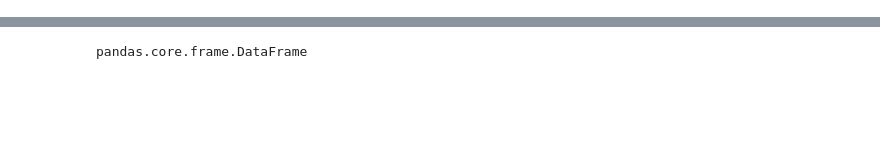
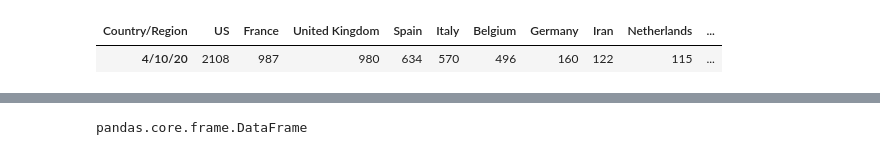
Before and after one commit to infchg/COVID-19, a Jupyter notebook: JH-calculate-daily.ipynb, the cells around one changed output, grey strips where cells are left out. Drawn from its saved outputs; the diff is of its cells as text; code cells hidden in the pictures; blank space fills up the shorter version.

```diff
--- a/JH-calculate-daily.ipynb
+++ b/JH-calculate-daily.ipynb
@@ -7,0 +5,6 @@
+# %%
+# WARNING ON COUNTRIES BY LAST DAY DEATH  |  ALERTS for the range Thousand / Day group
+df9.transpose().tail(1)
+# %% [output]
+| Country/Region | US | France | United Kingdom | Spain | Italy | Belgium | Germany | Iran | Netherlands | ... |
+| 4/10/20 | 2108 | 987 | 980 | 634 | 570 | 496 | 160 | 122 | 115 | ... |
```
Also changed, not shown: parts of 12 cells of this notebook, 1 other file.
